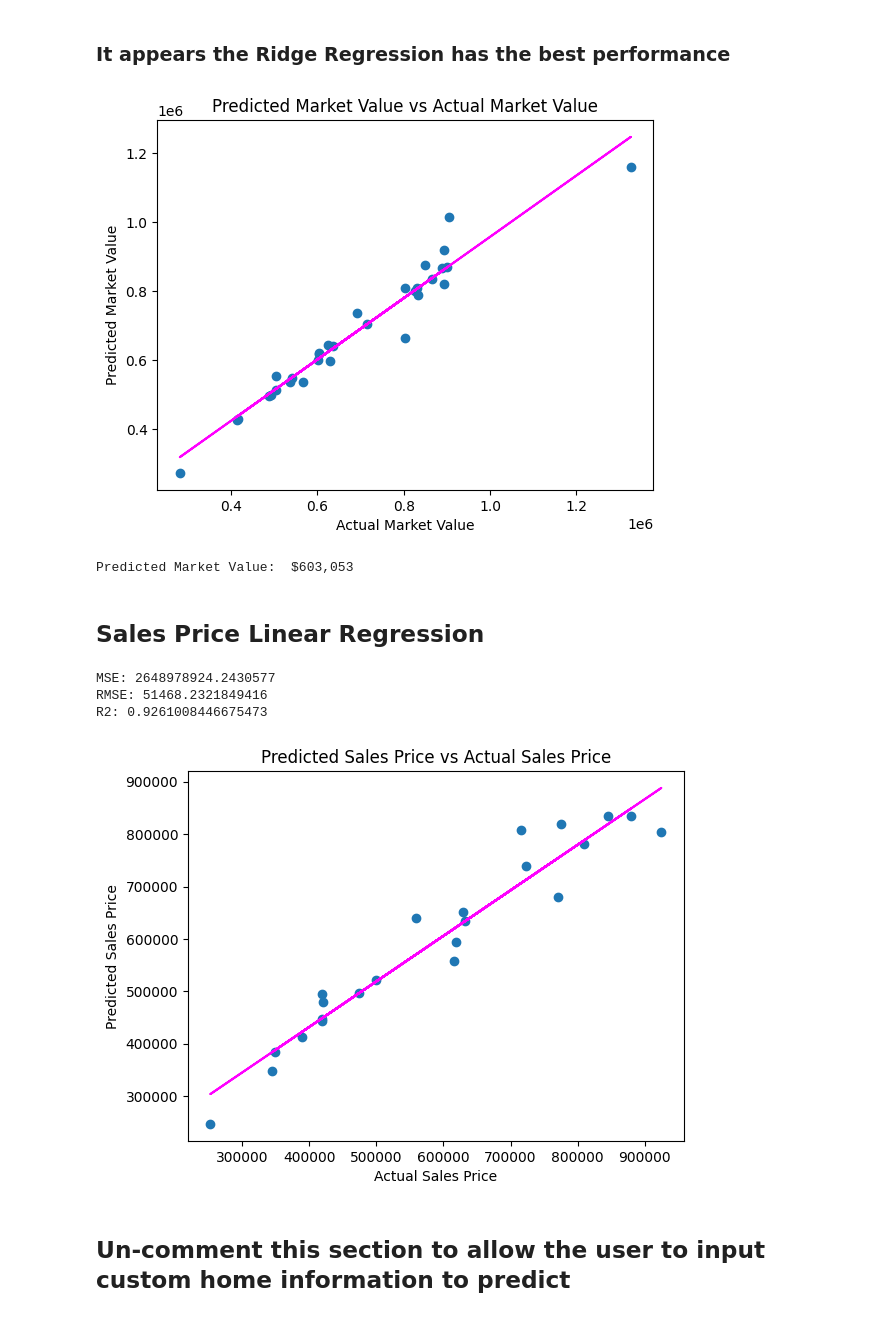
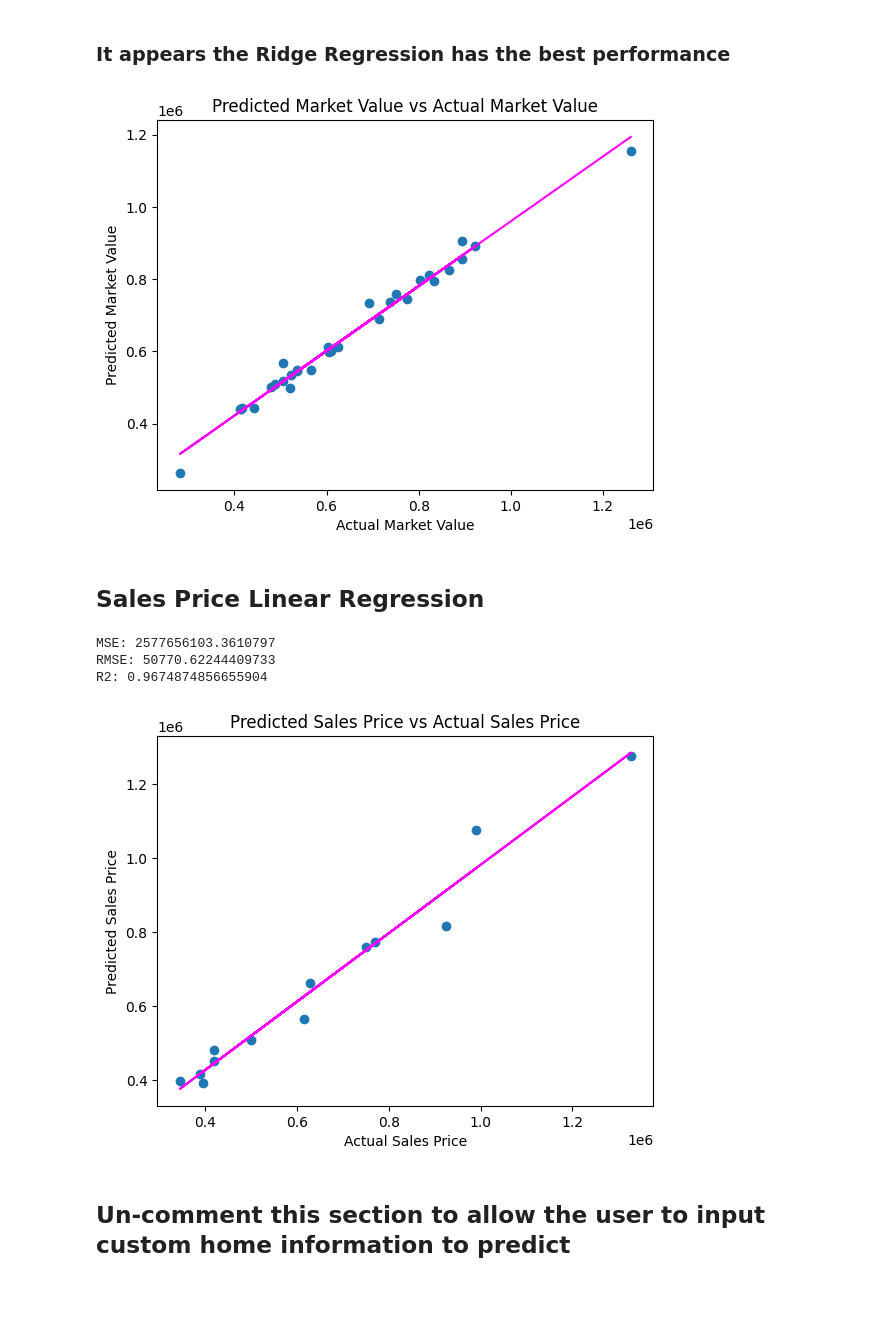
Before and after one commit to jason-christopher/Wheeler_Home_Values, a Jupyter notebook: analysis.ipynb, the cells around one changed output. Saved outputs shown, nothing was run; the diff lists cells and outputs as text; code cells hidden in the pictures.

```diff
--- a/analysis.ipynb
+++ b/analysis.ipynb
@@ -321,7 +321,8 @@ plt.show()
 data = filtered_df.copy()
 
 # Specify the column to remove outliers from
-column = 'value_diff'
+# column = 'value_diff'
+column = 'sales_price/square_foot'
 
 # Calculate Z-scores for the specified column
 mean = data[column].mean()
@@ -451,51 +449,45 @@ z = np.polyfit(y_test, predictions, 1)
 p = np.poly1d(z)
 plt.plot(y_test,p(y_test), color='magenta')
 plt.show()
-
-# Predict market value
-predicted_market_value = market_model.predict([[1700, 2021, 3, 3, 1, 0]])[0]
-formatted_market_value = "${:,.0f}".format(predicted_market_value)
-print("Predicted Market Value: ", formatted_market_value)
 # %% [output]
-[figure, old version]
+[figure, new version]
-Predicted Market Value:  $603,053
 # %% [markdown]
 ## Sales Price Linear Regression
 # %%
-# Clean the data by removing sales data from before 2022 and break into features and labels
-recent_df = df_no_outliers[df_no_outliers['sales_prices'].apply(lambda x: next(iter(x), None)) >= 2022]
+# Clean the data by removing sales data from before 2023 and break into features and labels
+recent_df = df_no_outliers[df_no_outliers['most_recent_sales_year'] >= 2023]
 X = recent_df[['total_sqft', 'year_built', 'bedrooms', 'bathrooms', 'has_garage', 'has_apt']].values
 y = recent_df['most_recent_sales_price'].values
 
 # Split data into training/testing groups and create a model
 X_train, X_test, y_train, y_test = train_test_split(X, y, test_size=0.30, random_state=0)
 sales_model = LinearRegression().fit(X_train, y_train)
 predictions = sales_model.predict(X_test)
 
 # Determine how well the model predicts
 mse = mean_squared_error(y_test, predictions)
 print("MSE:", mse)
 rmse = np.sqrt(mse)
 print("RMSE:", rmse)
 r2 = r2_score(y_test, predictions)
 print("R2:", r2)
 
 # Plot predicted vs actual
 plt.scatter(y_test, predictions)
 plt.xlabel('Actual Sales Price')
 plt.ylabel('Predicted Sales Price')
 plt.title('Predicted Sales Price vs Actual Sales Price')
 
 # Overlay the regression line
 z = np.polyfit(y_test, predictions, 1)
 p = np.poly1d(z)
 plt.plot(y_test,p(y_test), color='magenta')
 plt.show()
 # %% [output]
-MSE: 2648978924.2430577
-RMSE: 51468.2321849416
-R2: 0.9261008446675473
+MSE: 2577656103.3610797
+RMSE: 50770.62244409733
+R2: 0.9674874856655904
-[figure, old version]
+[figure, new version]
 # %% [markdown]
 ## Un-comment this section to allow the user to input custom home information to predict
 # %%
```
Also changed, not shown: parts of 13 cells of this notebook, 2 other files.
